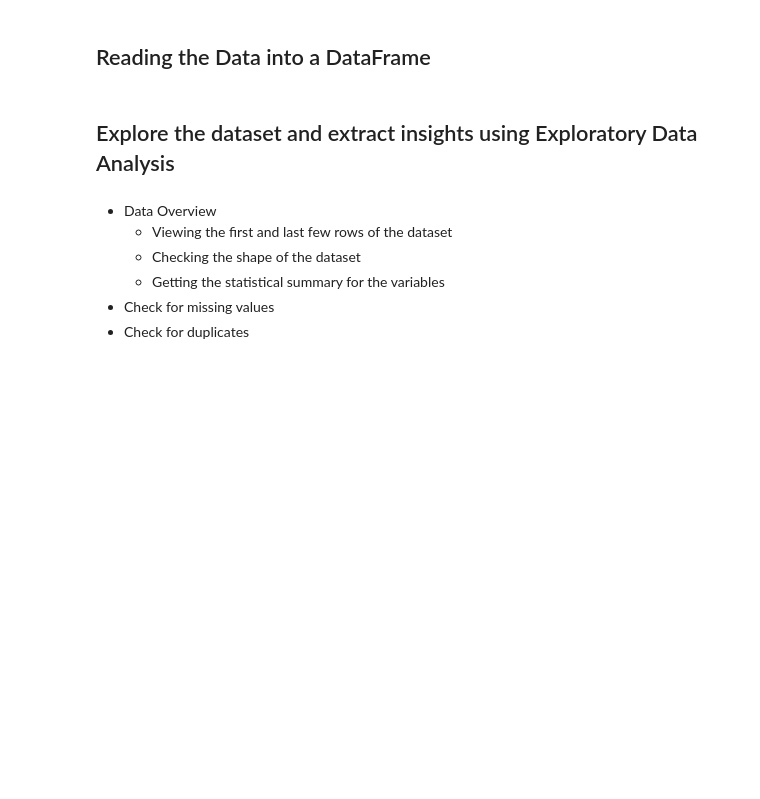
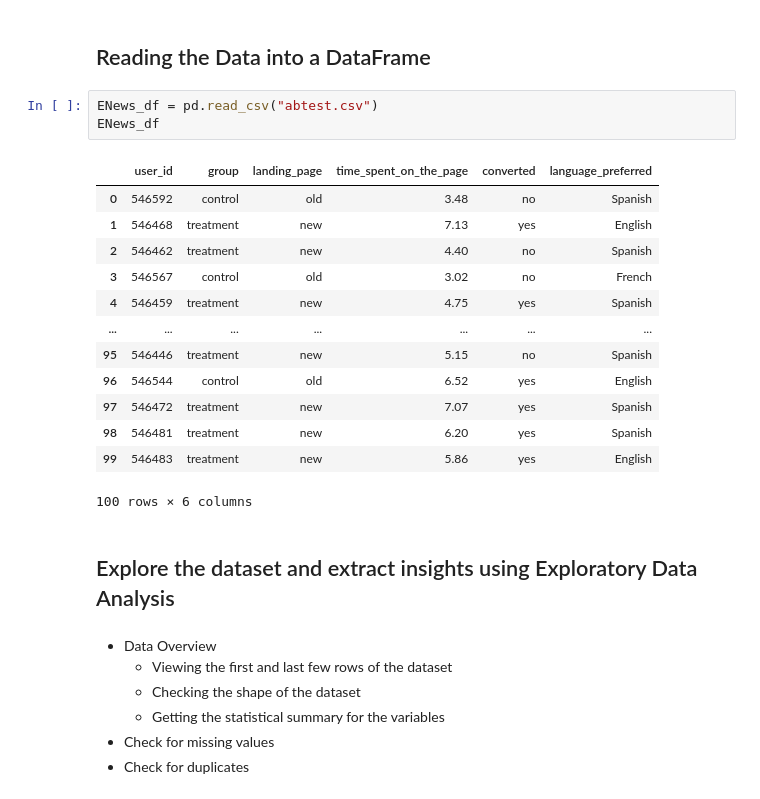
Before and after one commit to Irene-coder-dot/E-News-Express, a Jupyter notebook: ENews_Express_Learner_Notebook_Full_Code.ipynb, the cells around one changed output. Saved outputs shown, nothing was run; the diff lists cells and outputs as text; blank space fills up the shorter version.

```diff
--- a/ENews_Express_Learner_Notebook_Full_Code.ipynb
+++ b/ENews_Express_Learner_Notebook_Full_Code.ipynb
@@ -42,5 +45,22 @@ ERROR: No matching distribution found for numpy==1.25.2
 # %% [markdown]
 ## Reading the Data into a DataFrame
+# %%
+ENews_df = pd.read_csv("abtest.csv")
+ENews_df
+# %% [output]
+|  | user_id | group | landing_page | time_spent_on_the_page | converted | language_preferred |
+| 0 | 546592 | control | old | 3.48 | no | Spanish |
+| 1 | 546468 | treatment | new | 7.13 | yes | English |
+| 2 | 546462 | treatment | new | 4.40 | no | Spanish |
+| 3 | 546567 | control | old | 3.02 | no | French |
+| 4 | 546459 | treatment | new | 4.75 | yes | Spanish |
+| ... | ... | ... | ... | ... | ... | ... |
+| 95 | 546446 | treatment | new | 5.15 | no | Spanish |
+| 96 | 546544 | control | old | 6.52 | yes | English |
+| 97 | 546472 | treatment | new | 7.07 | yes | Spanish |
+| 98 | 546481 | treatment | new | 6.20 | yes | Spanish |
+| 99 | 546483 | treatment | new | 5.86 | yes | English |
+100 rows × 6 columns
 # %% [markdown]
 ## Explore the dataset and extract insights using Exploratory Data Analysis
 # %% [markdown]
```
Also changed, not shown: parts of 14 cells of this notebook.
